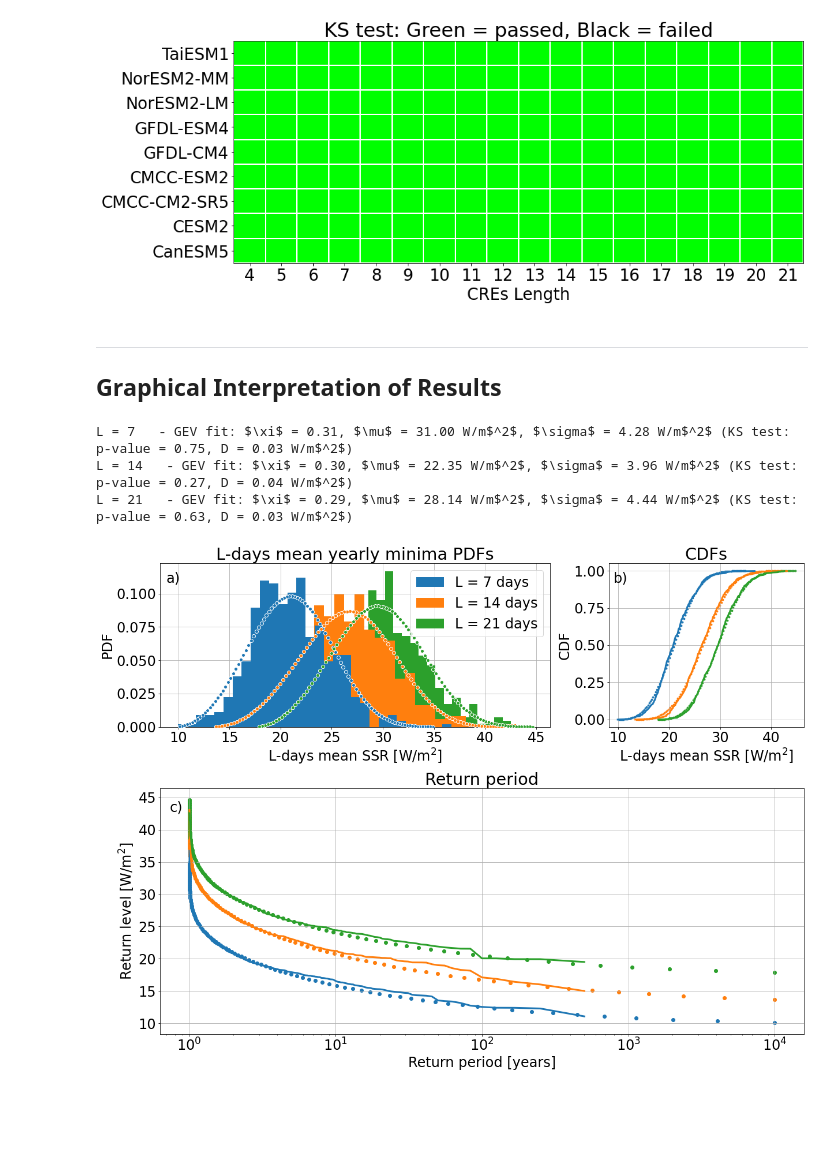
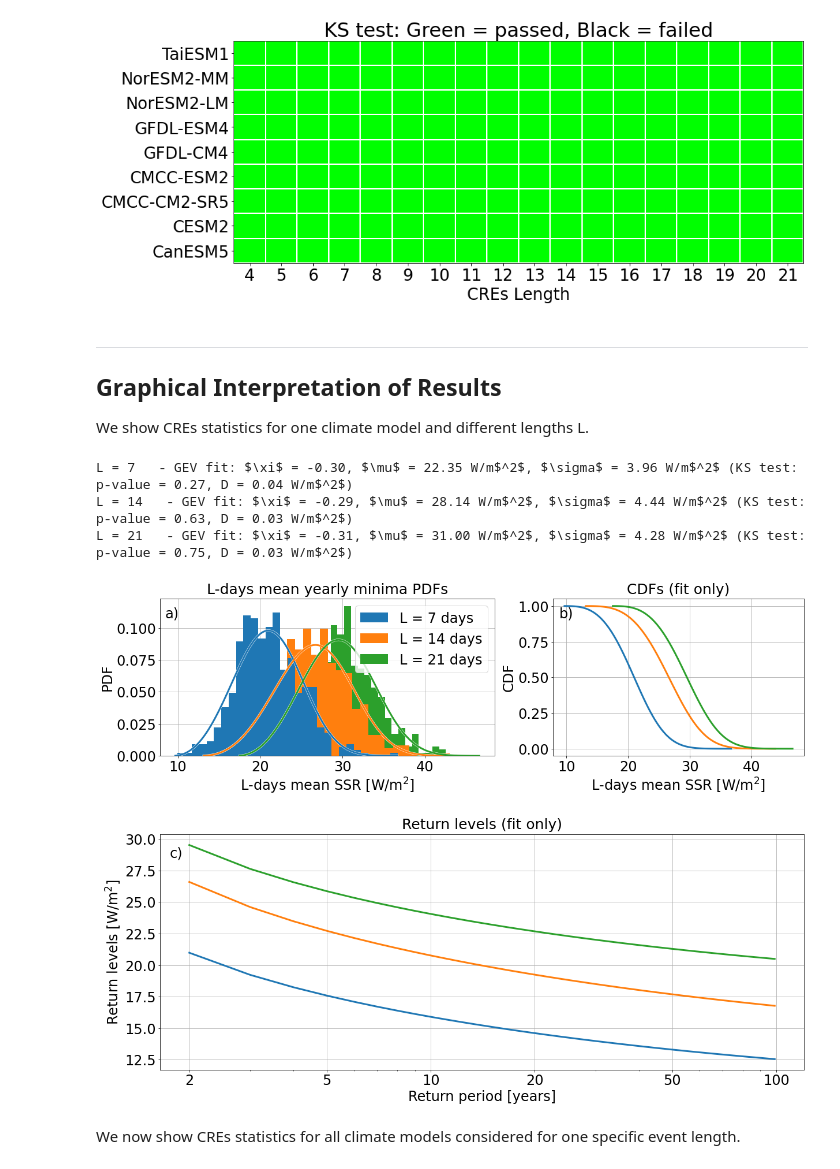
Before and after one commit to guillaumesenger/SSR-Extremes, a Jupyter notebook: CREs_Local_Analysis.ipynb, the cells around one changed output. Cells and saved outputs as stored; diff of their text form; code cells hidden in the pictures; blank space fills up the shorter version.

```diff
--- a/CREs_Local_Analysis.ipynb
+++ b/CREs_Local_Analysis.ipynb
@@ -51,10 +26,9 @@ matplotlib.rcParams.update({'font.size': 24})
 ---
 ## Load data and compute moving averages
 # %%
-variable_name  = 'rsds'
-location       = 'Zurich'
+location       = 'Zurich' # Choose location of interest
 
-output = pickle.load(open(f'Data/{variable_name}/{location}.pickle', 'rb')) # Load data created using the script Get_Data_Local.py
+output = pickle.load(open(f'Data/rsds/{location}.pickle', 'rb')) # Load data created using the script Get_Data_Local.py
 
 model_names = {
     'CanESM5':         {'color': 'tab:orange'},
@@ -228,70 +202,89 @@ plt.show()
 # %% [markdown]
 ---
 ## Graphical Interpretation of Results
+
+We show CREs statistics for one climate model and different lengths L.
 # %%
-model_name = 'GFDL-ESM4'
-Ls_to_plot = [7, 14, 21]
+model_name = 'GFDL-ESM4' # Model of interest
+Ls_to_plot = [7, 14, 21] # Choose 3 lengths of interest
+
+colors     = ['tab:blue', 'tab:orange', 'tab:green'] # Colors for the plot
+
+flip_x     = -1 # Used to reswitch the sign of the data
+
 
 fig = plt.figure(figsize = (20,15))
-gs  = fig.add_gridspec(2, 2, height_ratios=[1, 1.5], width_ratios = [2, 1], hspace = 0.3)
+gs  = fig.add_gridspec(2, 2, height_ratios=[1, 1.5], width_ratios = [2, 1.5], hspace = 0.4)
 
 ax1 = fig.add_subplot(gs[0, 0])
 ax2 = fig.add_subplot(gs[0, 1])
 ax3 = fig.add_subplot(gs[1, :])
 
-
 for L_index, L in enumerate(Ls_to_plot):
 
-    print(f'L = {L}  ' + r' - GEV fit: $\xi$' + f' = {shape:.2f}, $\mu$ = {-loc:.2f} W/m$^2$, $\sigma$ = {scale:.2f} W/m$^2$ (KS test: p-value = {p_value:.2f}, D = {ks_statistic:.2f} W/m$^2$)')
+    data, x_fit, pdf_fit, sorted_data, cdf, cdf_fit, c, mu, sigma, ks_statistic, p_value = stats_dict[model_name][L].values() # Load data from dictionnary
 
-    data, x_fit, pdf_fit, sorted_data, cdf, cdf_fit, exceedance_prob, exceedance_prob_fit, shape, loc, scale, ks_statistic, p_value = stats_dict[model_name][L].values()
-
+    print(f'L = {L}  ' + r' - GEV fit: $\xi$' + f' = {-c:.2f}, $\mu$ = {-mu:.2f} W/m$^2$, $\sigma$ = {sigma:.2f} W/m$^2$ (KS test: p-value = {p_value:.2f}, D = {ks_statistic:.2f} W/m$^2$)') # We print -c to show xi and -mu to reshift the sign of the data
 
     ax = ax1 # Plot the PDFs
-    ax.set_title('L-days mean yearly minima PDFs')
 
-    ax.hist(-data, bins=30, density=True, zorder= 4-L_index, label = f'{L = } days') # Note the minus sign to account for the fact that we switched the signs earlier
-    ax.scatter(-x_fit, pdf_fit, edgecolor='white', zorder= 4)
+    ax.set_title('L-days mean yearly minima PDFs', fontsize = 25, y = 1.01)
+
+    # Empirical histogram
+    ax.hist(flip_x * data, bins=30, density=True, zorder= 4-L_index, label = f'{L = } days', color = colors[L_index])
+
+    # Plot GEV pdf based on fit parameters
+    ax.plot(flip_x * x_fit, pdf_fit, linewidth=3, zorder=5, color = colors[L_index])
+    ax.plot(flip_x * x_fit, pdf_fit, linewidth=4, zorder=4, color = 'white')
 
     ax.set_xlabel(f'L-days mean SSR [W/m$^2$]')
     ax.set_ylabel("PDF")
 
+    ax.legend()
+
     ax = ax2 # Plot the CDFs
-    ax.set_title('CDFs')
+    ax.set_title('CDFs (fit only)', fontsize = 25, y = 1.01)
 
-    ax.plot(-sorted_data, 1-cdf, linewidth=3) # Note that for minimums, the CDF is actually 1-CDF
-    ax.scatter(-x_fit, 1-cdf_fit, s = 8)
+    # ax.scatter(flip_x * sorted_data, cdf, s=8) # Empirical CDF
+    ax.plot(flip_x * x_fit, cdf_fit, lw = 3, color = colors[L_index]) # GEV CDF
 
     ax.set_xlabel(f'L-days mean SSR [W/m$^2$]')
     ax.set_ylabel("CDF")
 
 
-    ax = ax3 # Plot the Return periods
-    ax.set_title("Return period")
+    ax = ax3 # Plot the Return levels
 
-    ax.plot(1/exceedance_prob, -sorted_data, linewidth=3)
-    ax.scatter(1/exceedance_prob_fit, -x_fit)
-    ticks = [1, 2, 5, 10, 20, 50,  100, 200, 500, 1000, 2000, 5000, 10000]
+    ax.set_title("Return levels (fit only)", fontsize = 25, y = 1.01)
+
+    rp = np.arange(2.,100.,1.)                      # Return period in years
+    pp = 1./rp                                      # Return probability
+    z_p_fit = stats.genextreme.isf(pp, c, mu, sigma)   # GEV return period
+
+    ax.plot(rp, flip_x * z_p_fit, lw = 3, color = colors[L_index]) # GEV return levels
+
+    ax.set_xscale('log') # Logarithmic y-axis
+    ticks = [2, 5, 10, 20, 50,  100]
     ax.set_xticks(ticks)
     ax.set_xticklabels(ticks)
-    ax.set_xscale('log')
-    ax.set_ylabel("Return level [W/m$^2$]")
+    ax.set_ylabel("Return levels [W/m$^2$]")
     ax.set_xlabel("Return period [years]")
 
 
 for ax in [ax1, ax2, ax3]: ax.grid()
 
 ax1.legend()
 ax1.text(0.015, 0.95, 'a)', transform=ax1.transAxes, va='top')
 ax2.text(0.025, 0.95, 'b)', transform=ax2.transAxes, va='top')
 ax3.text(0.015, 0.95, 'c)', transform=ax3.transAxes, va='top')
 
-plt.savefig(f'Figures/CREs_Analysis/CREs_{model_name}.png', bbox_inches='tight')
+plt.savefig(f'Figures/CREs_Analysis/Fig_CREs_{model_name}.png', bbox_inches='tight')
 
 plt.show()
 # %% [output]
-L = 7   - GEV fit: $\xi$ = 0.31, $\mu$ = 31.00 W/m$^2$, $\sigma$ = 4.28 W/m$^2$ (KS test: p-value = 0.75, D = 0.03 W/m$^2$)
-L = 14   - GEV fit: $\xi$ = 0.30, $\mu$ = 22.35 W/m$^2$, $\sigma$ = 3.96 W/m$^2$ (KS test: p-value = 0.27, D = 0.04 W/m$^2$)
-L = 21   - GEV fit: $\xi$ = 0.29, $\mu$ = 28.14 W/m$^2$, $\sigma$ = 4.44 W/m$^2$ (KS test: p-value = 0.63, D = 0.03 W/m$^2$)
+L = 7   - GEV fit: $\xi$ = -0.30, $\mu$ = 22.35 W/m$^2$, $\sigma$ = 3.96 W/m$^2$ (KS test: p-value = 0.27, D = 0.04 W/m$^2$)
+L = 14   - GEV fit: $\xi$ = -0.29, $\mu$ = 28.14 W/m$^2$, $\sigma$ = 4.44 W/m$^2$ (KS test: p-value = 0.63, D = 0.03 W/m$^2$)
+L = 21   - GEV fit: $\xi$ = -0.31, $\mu$ = 31.00 W/m$^2$, $\sigma$ = 4.28 W/m$^2$ (KS test: p-value = 0.75, D = 0.03 W/m$^2$)
-[figure, old version]
+[figure, new version]
+# %% [markdown]
+We now show CREs statistics for all climate models considered for one specific event length.
 # %%
```
Also changed, not shown: parts of 8 cells of this notebook.
